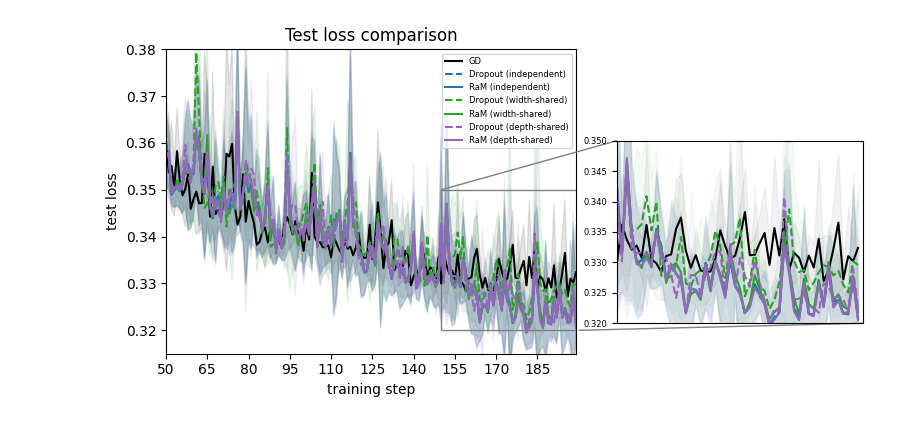
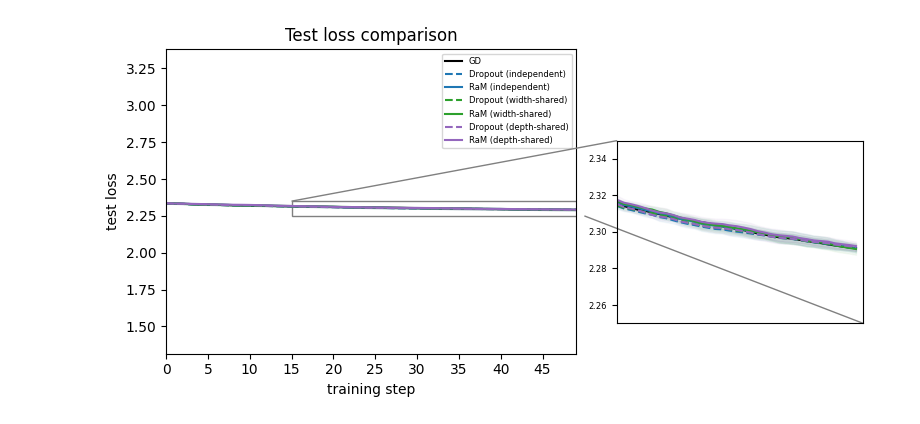
Before and after one commit to xavimaass/dropout_and_ram_2026, a Jupyter notebook: plot_test_loss_single_run.ipynb, the cells around one changed output. Saved outputs shown, nothing was run; the diff lists cells and outputs as text; code cells hidden in the pictures.

```diff
--- a/plot_test_loss_single_run.ipynb
+++ b/plot_test_loss_single_run.ipynb
@@ -6,4 +6,6 @@ import numpy as np
 # %%
 from src.utils import align_tracked_particle_across_layers
 from src.jax_resnet.model import init_params
+# %%
+DATASET = "cifar10"  # or "mnist"
 # %%
@@ -26,11 +36,11 @@ import pickle
 setting_str = f'L{L}_M{M}_D{D}' + BASE_SETTING_STR
 
 
-with open(f'data/mnist/histories_gd_{setting_str}.pkl', 'rb') as f:   # 'wb' = write binary
+with open(f'data/{DATASET}/histories_gd_{setting_str}.pkl', 'rb') as f:   # 'wb' = write binary
     histories_gd = pickle.load(f)
-with open(f'data/mnist/histories_do_{setting_str}.pkl', 'rb') as f:   # 'wb' = write binary
+with open(f'data/{DATASET}/histories_do_{setting_str}.pkl', 'rb') as f:   # 'wb' = write binary
     histories_do = pickle.load(f)
-with open(f'data/mnist/histories_ram_{setting_str}.pkl', 'rb') as f:   # 'wb' = write binary
+with open(f'data/{DATASET}/histories_ram_{setting_str}.pkl', 'rb') as f:   # 'wb' = write binary
     histories_ram = pickle.load(f)
 # %%
 from mpl_toolkits.axes_grid1.inset_locator import zoomed_inset_axes, mark_inset, inset_axes
@@ -169,8 +179,13 @@ def plot_test_loss_compare_all_runs(show=True, xlim=None, ylim=None, eval_every=
     if show:
         plt.show()
     return fig
+# %%
+if DATASET == 'mnist':
+    kwargs_plot = dict(xlim=(50, None), ylim=(0.315,0.38), eval_every=eval_every, n_steps=n_steps, zoom=(150, 200), zoom_loc='upper right', zoom_ylim=(0.32, 0.35))
+elif DATASET == 'cifar10':
+    kwargs_plot = dict(xlim=(0, None), ylim=(1.315,3.38), eval_every=eval_every, n_steps=n_steps, zoom=(15, 50), zoom_loc='upper right', zoom_ylim=(2.25, 2.35))
 # %%
-fig = plot_test_loss_compare_all_runs(xlim=(50, None), ylim=(0.315,0.38), eval_every=eval_every, n_steps=n_steps, zoom=(150, 200), zoom_loc='upper right', zoom_ylim=(0.32, 0.35))
+fig = plot_test_loss_compare_all_runs(**kwargs_plot)
 # %% [output]
-[figure, old version]
+[figure, new version]
 # %%
```
Also changed, not shown: parts of 3 cells of this notebook, 34 other files.
